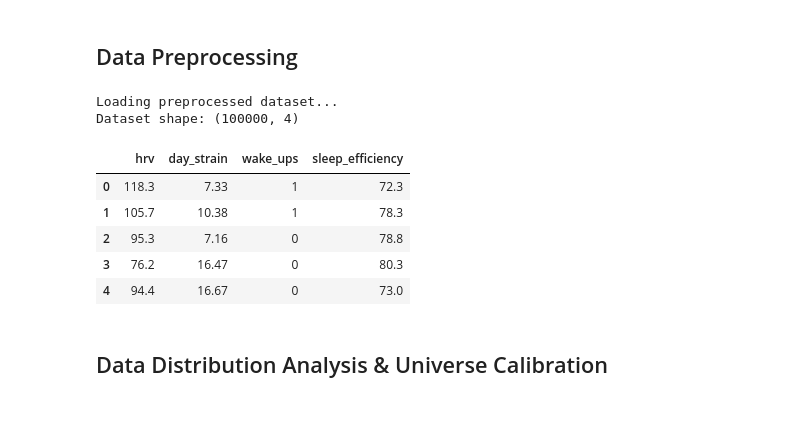
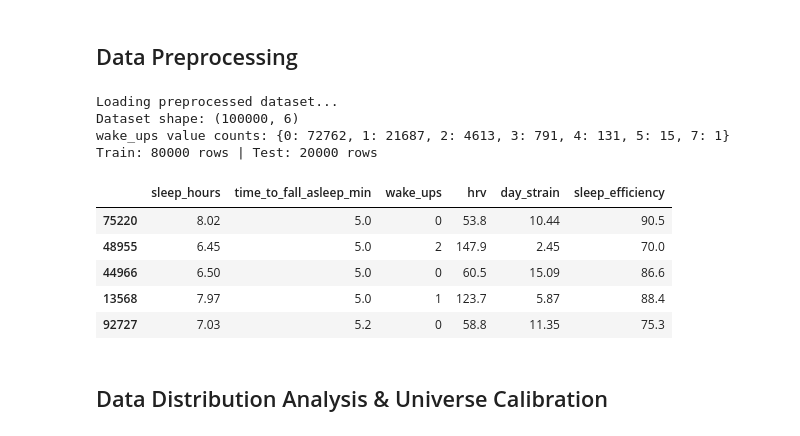
Before and after one commit to amiraaa83/Multi-Domain_Application_of_Mamdani_Fuzzy_Inference_Systems_for_Regression, a Jupyter notebook: notebooks/01_sleep_health.ipynb, the cells around one changed output. Saved outputs shown, nothing was run; the diff lists cells and outputs as text; code cells hidden in the pictures.

```diff
--- a/notebooks/01_sleep_health.ipynb
+++ b/notebooks/01_sleep_health.ipynb
@@ -19,35 +35,49 @@ from evaluation import (evaluate_regression, plot_regression_results, plot_membe
 # %%
 # File paths
 raw_path = '../data/raw/whoop_fitness_dataset_100k.csv'
 processed_path = '../data/processed/whoop_clean.csv'
 
-# Data Loading & Preprocessing using the general preprocessor
-if not os.path.exists(processed_path):
+input_features = ['sleep_hours', 'time_to_fall_asleep_min', 'wake_ups']
+target = 'sleep_efficiency'
+# hrv / day_strain are kept only to reproduce the previous FIS as a baseline
+baseline_features = ['hrv', 'day_strain']
+selected_cols = input_features + baseline_features + [target]
+
+# Rebuild the cached file if it is missing or was saved with other columns
+cache_ok = os.path.exists(processed_path) and list(pd.read_csv(processed_path, nrows=0).columns) == selected_cols
+if not cache_ok:
     print("Loading raw data and applying general preprocessing...")
     df_raw = pd.read_csv(raw_path)
-    selected_cols = ['hrv', 'day_strain', 'wake_ups', 'sleep_efficiency']
     df_subset = df_raw[selected_cols].copy()
-
     df_clean = clean_missing_values(df_subset, subset_columns=selected_cols)
-
     os.makedirs(os.path.dirname(processed_path), exist_ok=True)
     df_clean.to_csv(processed_path, index=False)
     print(f"Clean dataset saved to: {processed_path}")
 else:
     print("Loading preprocessed dataset...")
     df_clean = pd.read_csv(processed_path)
 
 print(f"Dataset shape: {df_clean.shape}")
-df_clean.head()
-##
+print('wake_ups value counts:', df_clean['wake_ups'].value_counts().sort_index().to_dict())
+
+# Input conditioning: 3+ wake-ups are ~1% of nights and all mean "many",
+# so wake_ups is clipped to [0, 2] to keep the universe focused on the data.
+df_clean['wake_ups'] = df_clean['wake_ups'].clip(0, 2)
+
+# Hold-out split: everything (universes, rule consequents) is calibrated on train only
+df_train, df_test = train_test_split(df_clean, test_size=0.2, random_state=42)
+print(f"Train: {len(df_train)} rows | Test: {len(df_test)} rows")
+df_train.head()
 # %% [output]
 Loading preprocessed dataset...
-Dataset shape: (100000, 4)
+Dataset shape: (100000, 6)
+wake_ups value counts: {0: 72762, 1: 21687, 2: 4613, 3: 791, 4: 131, 5: 15, 7: 1}
+Train: 80000 rows | Test: 20000 rows
-|  | hrv | day_strain | wake_ups | sleep_efficiency |
-| 0 | 118.3 | 7.33 | 1 | 72.3 |
-| 1 | 105.7 | 10.38 | 1 | 78.3 |
-| 2 | 95.3 | 7.16 | 0 | 78.8 |
-| 3 | 76.2 | 16.47 | 0 | 80.3 |
-| 4 | 94.4 | 16.67 | 0 | 73.0 |
+|  | sleep_hours | time_to_fall_asleep_min | wake_ups | hrv | day_strain | sleep_efficiency |
+| 75220 | 8.02 | 5.0 | 0 | 53.8 | 10.44 | 90.5 |
+| 48955 | 6.45 | 5.0 | 2 | 147.9 | 2.45 | 70.0 |
+| 44966 | 6.50 | 5.0 | 0 | 60.5 | 15.09 | 86.6 |
+| 13568 | 7.97 | 5.0 | 1 | 123.7 | 5.87 | 88.4 |
+| 92727 | 7.03 | 5.2 | 0 | 58.8 | 11.35 | 75.3 |
 # %% [markdown]
 ## Data Distribution Analysis & Universe Calibration
```
Also changed, not shown: parts of 21 cells of this notebook, 4 other files.
